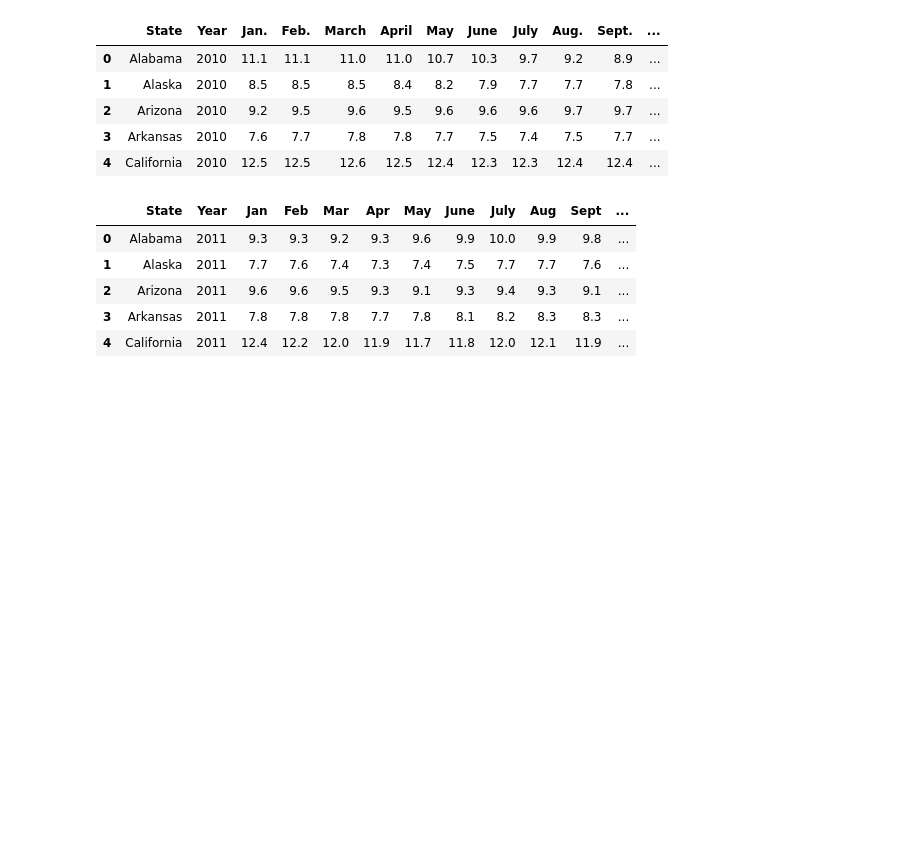
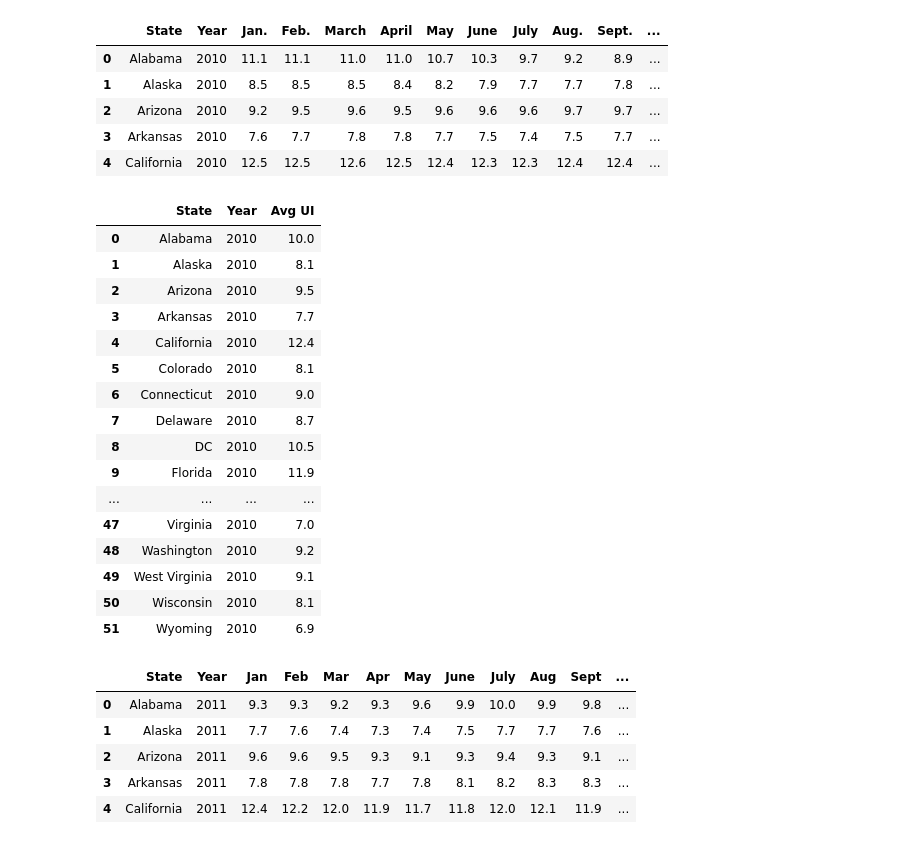
Before and after one commit to SnehaKellogg/Project1_Group5, a Jupyter notebook: unemployment csv/Merging Unemployment Data.ipynb, the cells around one changed output. Saved outputs shown, nothing was run; the diff lists cells and outputs as text; code cells hidden in the pictures; blank space fills up the shorter version.

```diff
--- a/unemployment csv/Merging Unemployment Data.ipynb
+++ b/unemployment csv/Merging Unemployment Data.ipynb
@@ -33,3 +51,25 @@ df2 = pd.DataFrame(unemployment10_df)
+# %%
+df2 = pd.DataFrame(unemployment10_df)
+info_pd10 = pd.DataFrame(unemployment10_df, columns=["State", "Year", "Avg UI"])
+info_pd10
+# %% [output]
+|  | State | Year | Avg UI |
+| 0 | Alabama | 2010 | 10.0 |
+| 1 | Alaska | 2010 | 8.1 |
+| 2 | Arizona | 2010 | 9.5 |
+| 3 | Arkansas | 2010 | 7.7 |
+| 4 | California | 2010 | 12.4 |
+| 5 | Colorado | 2010 | 8.1 |
+| 6 | Connecticut | 2010 | 9.0 |
+| 7 | Delaware | 2010 | 8.7 |
+| 8 | DC | 2010 | 10.5 |
+| 9 | Florida | 2010 | 11.9 |
+| ... | ... | ... | ... |
+| 47 | Virginia | 2010 | 7.0 |
+| 48 | Washington | 2010 | 9.2 |
+| 49 | West Virginia | 2010 | 9.1 |
+| 50 | Wisconsin | 2010 | 8.1 |
+| 51 | Wyoming | 2010 | 6.9 |
 # %%
 # Creating Dataframe for 2011
 csv_path = "State_UI_2011.csv"
```
Also changed, not shown: parts of 26 cells of this notebook.
